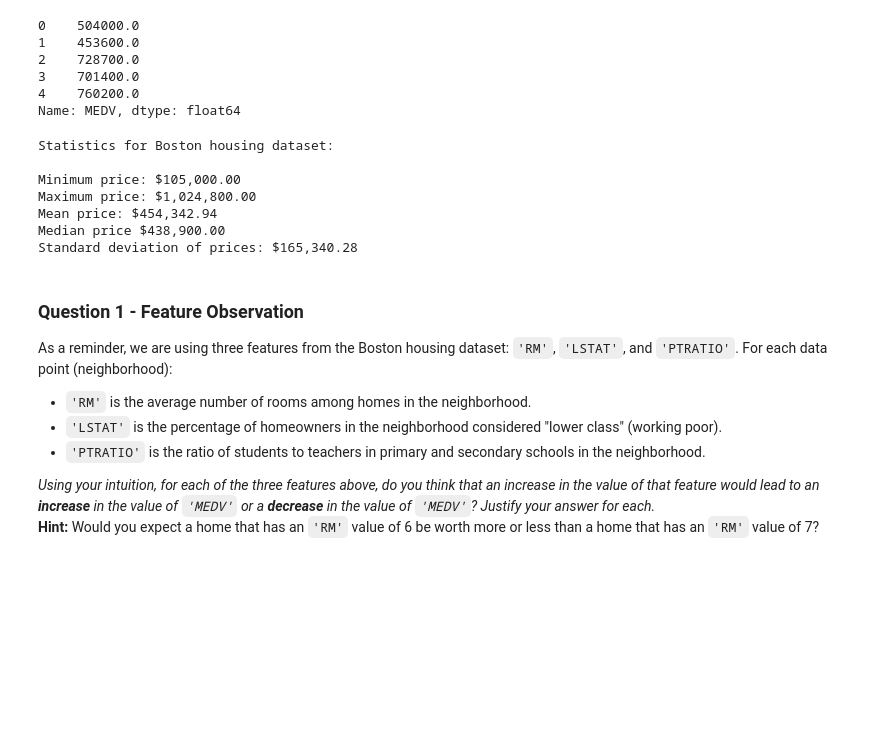
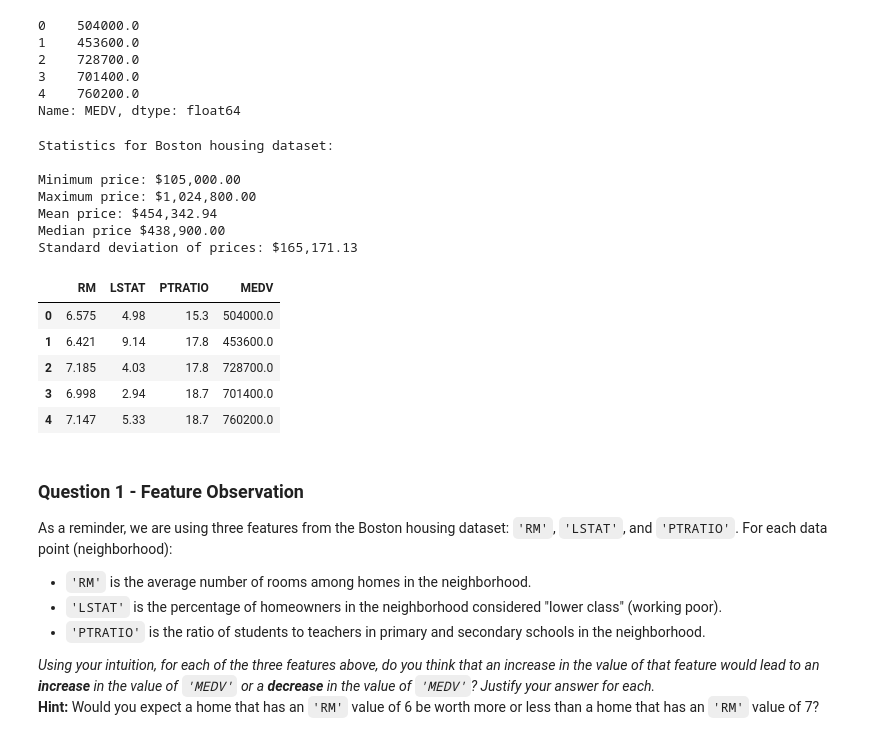
Before and after one commit to phugogang/boston_housing, a Jupyter notebook: boston_housing.ipynb, the cells around one changed output. Saved outputs shown, nothing was run; the diff lists cells and outputs as text; code cells hidden in the pictures; blank space fills up the shorter version.

```diff
--- a/boston_housing.ipynb
+++ b/boston_housing.ipynb
@@ -63,19 +63,19 @@ prices.head()
 Name: MEDV, dtype: float64
 # %%
 # TODO: Minimum price of the data
-minimum_price = prices.min()
+minimum_price = np.min(prices)
 
 # TODO: Maximum price of the data
-maximum_price = prices.max()
+maximum_price = np.max(prices)
 
 # TODO: Mean price of the data
-mean_price = prices.mean()
+mean_price = np.mean(prices)
 
 # TODO: Median price of the data
-median_price = prices.median()
+median_price = np.median(prices)
 
 # TODO: Standard deviation of prices of the data
-std_price = prices.std()
+std_price = np.std(prices)
 
 # Show the calculated statistics
 print "Statistics for Boston housing dataset:\n"
@@ -91,7 +91,16 @@ Minimum price: $105,000.00
 Maximum price: $1,024,800.00
 Mean price: $454,342.94
 Median price $438,900.00
-Standard deviation of prices: $165,340.28
+Standard deviation of prices: $165,171.13
+# %%
+data.head()
+# %% [output]
+|  | RM | LSTAT | PTRATIO | MEDV |
+| 0 | 6.575 | 4.98 | 15.3 | 504000.0 |
+| 1 | 6.421 | 9.14 | 17.8 | 453600.0 |
+| 2 | 7.185 | 4.03 | 17.8 | 728700.0 |
+| 3 | 6.998 | 2.94 | 18.7 | 701400.0 |
+| 4 | 7.147 | 5.33 | 18.7 | 760200.0 |
 # %% [markdown]
 ### Question 1 - Feature Observation
 As a reminder, we are using three features from the Boston housing dataset: `'RM'`, `'LSTAT'`, and `'PTRATIO'`. For each data point (neighborhood):
```
Also changed, not shown: parts of 14 cells of this notebook, 1 other file.
